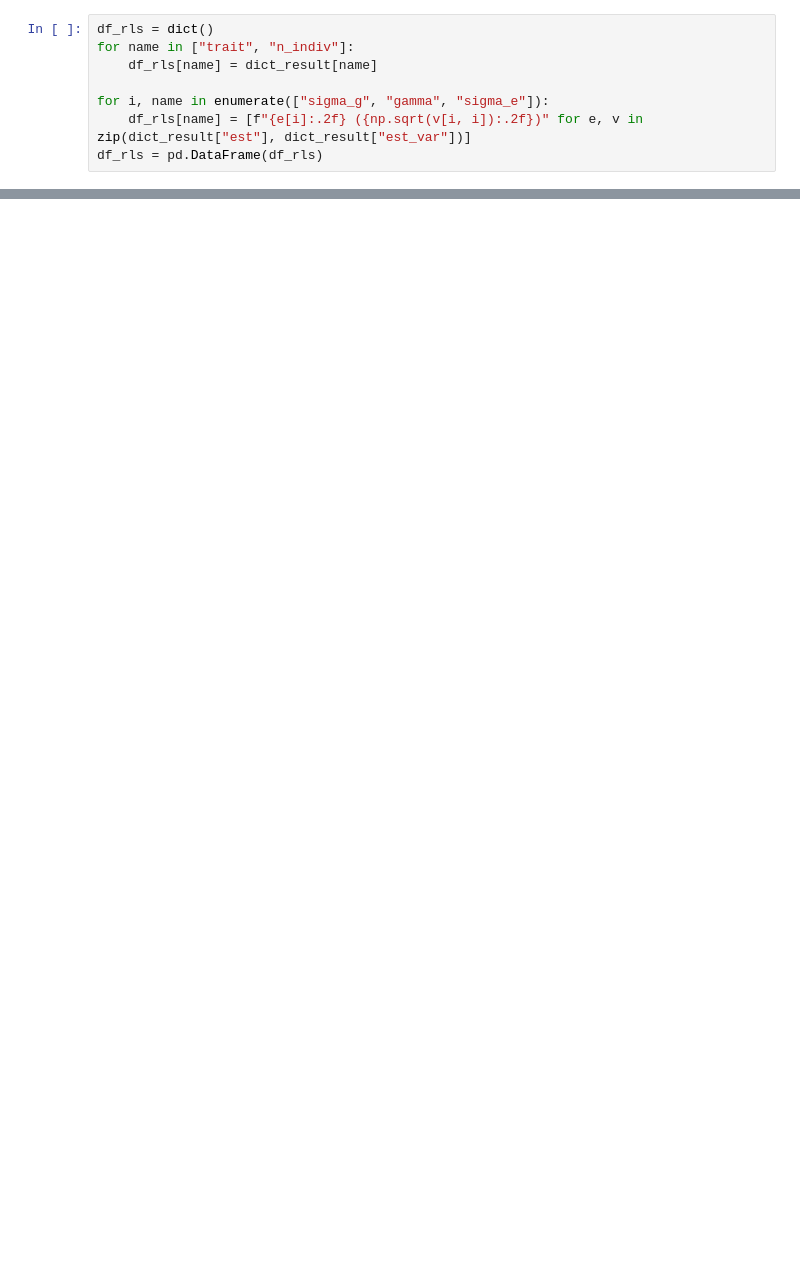
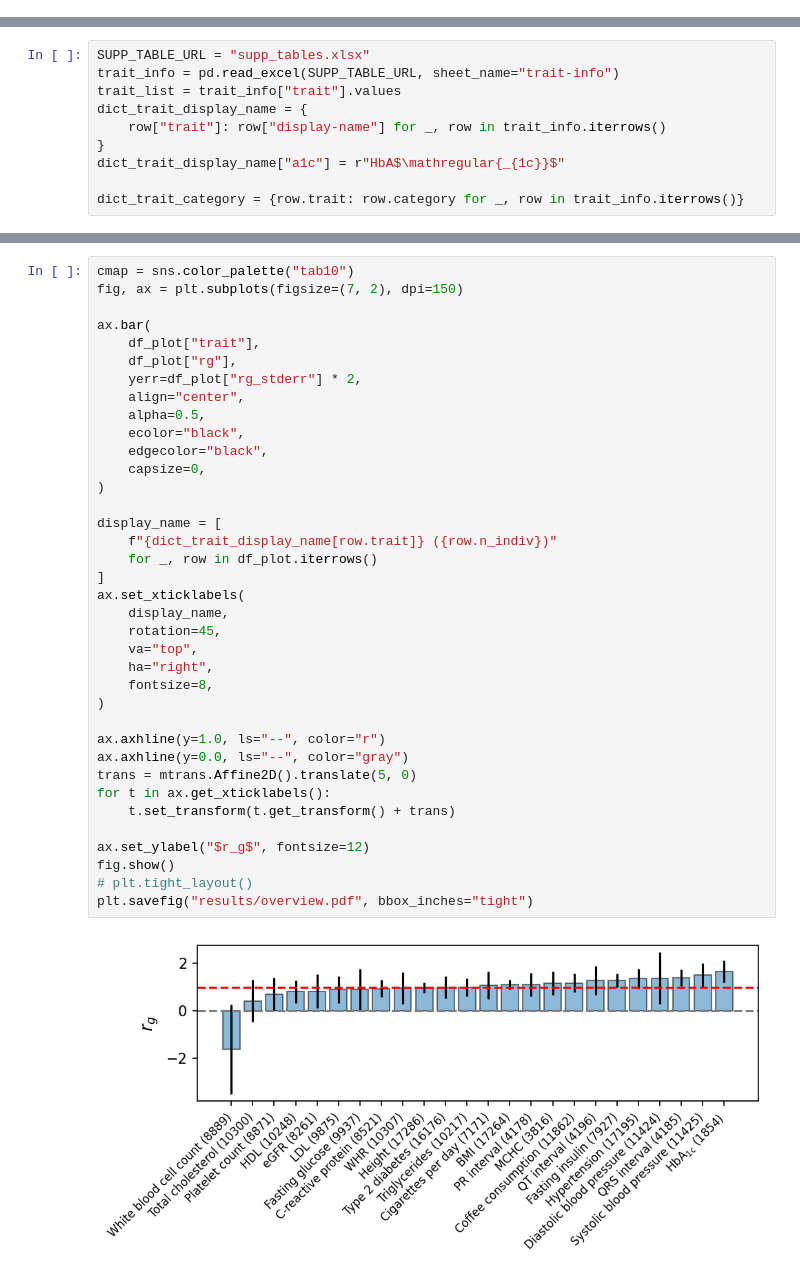
Before and after one commit to KangchengHou/admix-genet-cor, a Jupyter notebook: 02_page/01_genome_wide/corr_analysis.ipynb, the cells around one changed output, grey strips where cells are left out. Drawn from its saved outputs; the diff is of its cells as text; blank space fills up the shorter version.

```diff
--- a/02_page/01_genome_wide/corr_analysis.ipynb
+++ b/02_page/01_genome_wide/corr_analysis.ipynb
@@ -132,8 +30,0 @@ a1c (N=1854)
-# %%
-df_rls = dict()
-for name in ["trait", "n_indiv"]:
-    df_rls[name] = dict_result[name]
-
-for i, name in enumerate(["sigma_g", "gamma", "sigma_e"]):
-    df_rls[name] = [f"{e[i]:.2f} ({np.sqrt(v[i, i]):.2f})" for e, v in zip(dict_result["est"], dict_result["est_var"])]
-df_rls = pd.DataFrame(df_rls)
@@ -141,0 +51,10 @@ df_rls.to_csv("result/page.csv", index=False)
+# %%
+SUPP_TABLE_URL = "supp_tables.xlsx"
+trait_info = pd.read_excel(SUPP_TABLE_URL, sheet_name="trait-info")
+trait_list = trait_info["trait"].values
+dict_trait_display_name = {
+    row["trait"]: row["display-name"] for _, row in trait_info.iterrows()
+}
+dict_trait_display_name["a1c"] = r"HbA$\mathregular{_{1c}}$"
+
+dict_trait_category = {row.trait: row.category for _, row in trait_info.iterrows()}
@@ -141,0 +101,39 @@ df_rls.to_csv("result/page.csv", index=False)
+# %%
+cmap = sns.color_palette("tab10")
+fig, ax = plt.subplots(figsize=(7, 2), dpi=150)
+
+ax.bar(
+    df_plot["trait"],
+    df_plot["rg"],
+    yerr=df_plot["rg_stderr"] * 2,
+    align="center",
+    alpha=0.5,
+    ecolor="black",
+    edgecolor="black",
+    capsize=0,
+)
+
+display_name = [
+    f"{dict_trait_display_name[row.trait]} ({row.n_indiv})"
+    for _, row in df_plot.iterrows()
+]
+ax.set_xticklabels(
+    display_name,
+    rotation=45,
+    va="top",
+    ha="right",
+    fontsize=8,
+)
+
+ax.axhline(y=1.0, ls="--", color="r")
+ax.axhline(y=0.0, ls="--", color="gray")
+trans = mtrans.Affine2D().translate(5, 0)
+for t in ax.get_xticklabels():
+    t.set_transform(t.get_transform() + trans)
+
+ax.set_ylabel("$r_g$", fontsize=12)
+fig.show()
+# plt.tight_layout()
+plt.savefig("results/overview.pdf", bbox_inches="tight")
+# %% [output]
+[figure, added]
```
Also changed, not shown: parts of 10 cells of this notebook, 8 other files.
